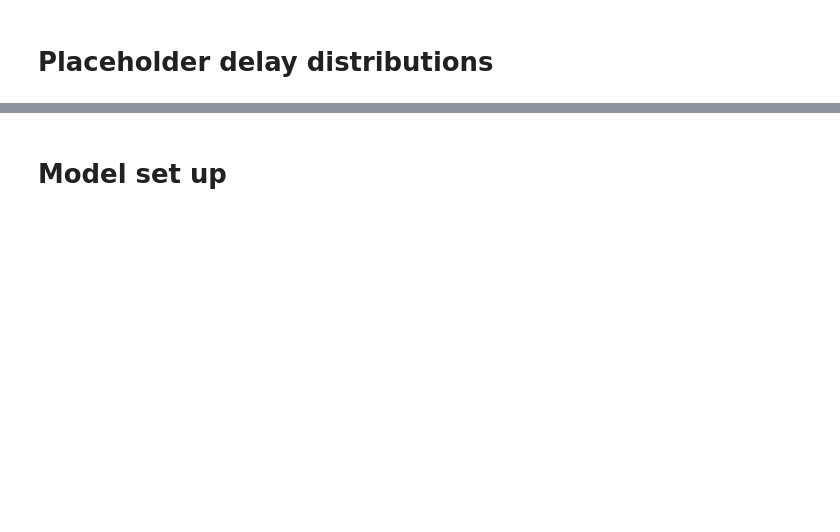
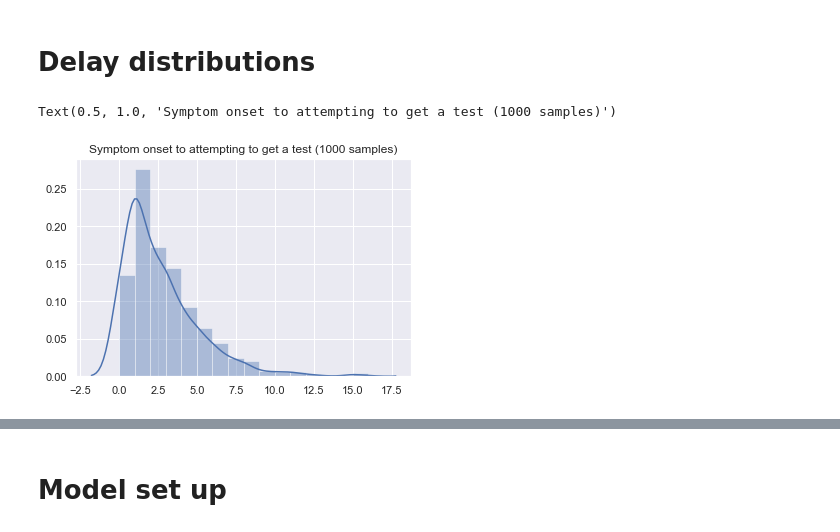
Before and after one commit to martyn1fyles/TestingQueingProcess, a Jupyter notebook: queueing_process/notebook.ipynb, the cells around one changed output, grey strips where cells are left out. Cells and saved outputs as stored; diff of their text form; code cells hidden in the pictures; blank space fills up the shorter version.

```diff
--- a/queueing_process/notebook.ipynb
+++ b/queueing_process/notebook.ipynb
@@ -1,9 +1,12 @@
 # %%
 import queueing_process as qp
 import matplotlib.pyplot as plt
+import imageio
+import scipy.stats as ss
+import seaborn as sns
+import sys
 import numpy as np
+import numpy.random as npr
+sns.set()
 # %% [markdown]
-# Placeholder delay distributions
+# Delay distributions
-# %%
-def symptom_onset_to_joining_queue():
-    return 2
@@ -12,0 +18,7 @@ def test_processing_delay_dist():
+# %%
+x = [symptom_onset_to_joining_queue() for i in range(1000)]
+sns.distplot(x, bins = int(max(x) - min(x)))
+plt.title('Symptom onset to attempting to get a test (1000 samples)')
+# %% [output]
+Text(0.5, 1.0, 'Symptom onset to attempting to get a test (1000 samples)')
+[figure, added]
```
Also changed, not shown: parts of 17 cells of this notebook, 3 other files.
